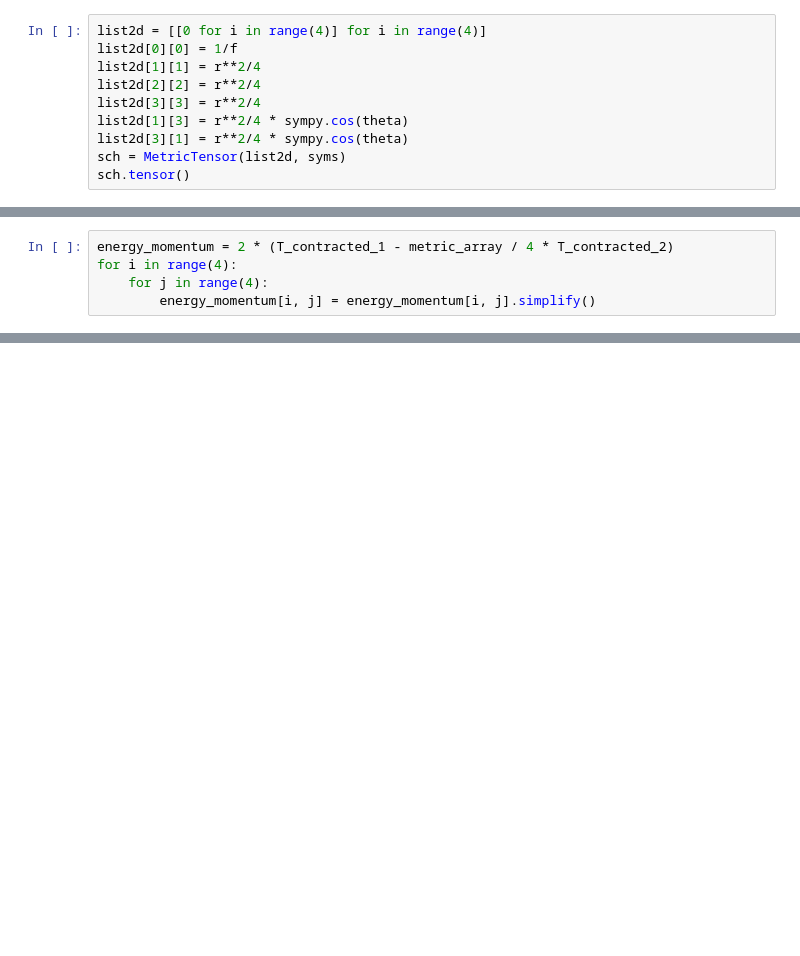
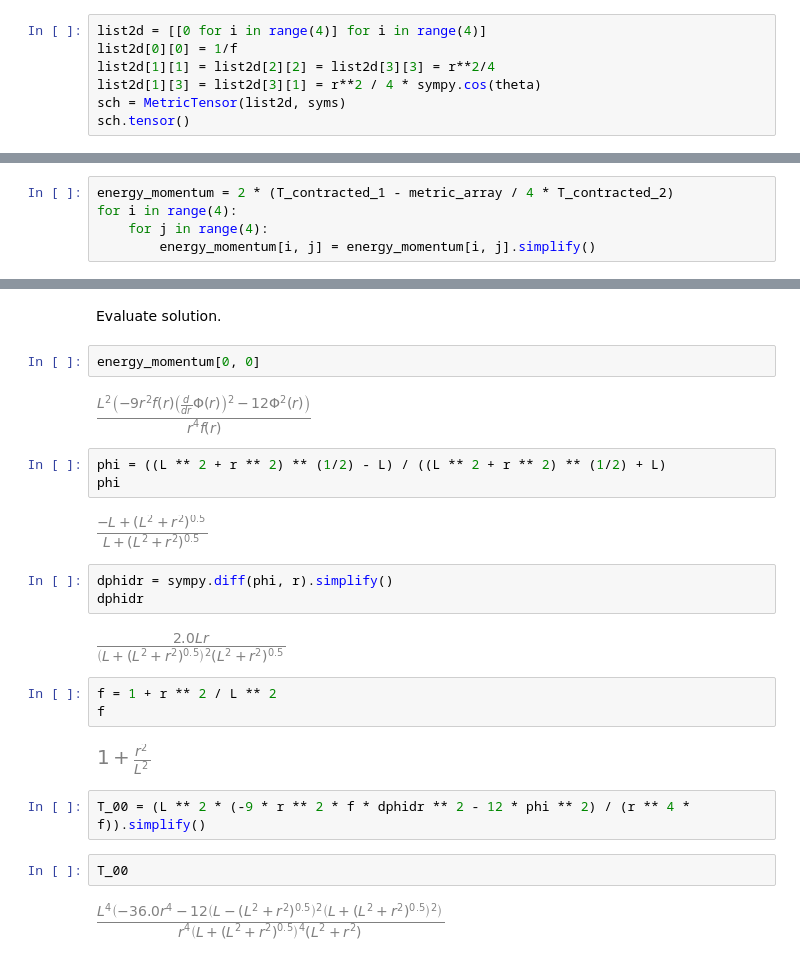
Before and after one commit to jchryssanthacopoulos/wormholes, a Jupyter notebook: einstein_maxwell_ads4.ipynb, the cells around one changed output, grey strips where cells are left out. Drawn from its saved outputs; the diff is of its cells as text; blank space fills up the shorter version.

Commit message:
Evaluate solution

```diff
--- a/einstein_maxwell_ads4.ipynb
+++ b/einstein_maxwell_ads4.ipynb
@@ -14,11 +15,8 @@ L = sympy.symbols("L")  # AdS length scale
 # %%
 list2d = [[0 for i in range(4)] for i in range(4)]
 list2d[0][0] = 1/f
-list2d[1][1] = r**2/4
-list2d[2][2] = r**2/4
-list2d[3][3] = r**2/4
-list2d[1][3] = r**2/4 * sympy.cos(theta)
-list2d[3][1] = r**2/4 * sympy.cos(theta)
+list2d[1][1] = list2d[2][2] = list2d[3][3] = r**2/4
+list2d[1][3] = list2d[3][1] = r**2 / 4 * sympy.cos(theta)
 sch = MetricTensor(list2d, syms)
 sch.tensor()
 # %% [output]
@@ -125,3 +122,30 @@ for i in range(4):
 energy_momentum
 # %% [output]
 $\displaystyle \left[\begin{matrix}\frac{L^{2} \left(- 9 r^{2} f{\left(r \right)} \left(\frac{d}{d r} \Phi{\left(r \right)}\right)^{2} - 12 \Phi^{2}{\left(r \right)}\right)}{r^{4} f{\left(r \right)}} & 0 & 0 & 0\\0 & \frac{L^{2} \left(- 5 r^{2} f{\left(r \right)} \left(\frac{d}{d r} \Phi{\left(r \right)}\right)^{2} - 28 \Phi^{2}{\left(r \right)}\right)}{4 r^{2}} & 0 & \frac{L^{2} \left(- 5 r^{2} f{\left(r \right)} \left(\frac{d}{d r} \Phi{\left(r \right)}\right)^{2} - 28 \Phi^{2}{\left(r \right)}\right) \cos{\left(\theta \right)}}{4 r^{2}}\\0 & 0 & \frac{L^{2} \left(- 5 r^{2} f{\left(r \right)} \left(\frac{d}{d r} \Phi{\left(r \right)}\right)^{2} - 28 \Phi^{2}{\left(r \right)}\right)}{4 r^{2}} & 0\\0 & \frac{L^{2} \left(- 5 r^{2} f{\left(r \right)} \left(\frac{d}{d r} \Phi{\left(r \right)}\right)^{2} - 28 \Phi^{2}{\left(r \right)}\right) \cos{\left(\theta \right)}}{4 r^{2}} & 0 & \frac{L^{2} \left(- 5 r^{2} f{\left(r \right)} \left(\frac{d}{d r} \Phi{\left(r \right)}\right)^{2} - 28 \Phi^{2}{\left(r \right)}\right)}{4 r^{2}}\end{matrix}\right]$
+# %% [markdown]
+Evaluate solution.
+# %%
+energy_momentum[0, 0]
+# %% [output]
+[figure, added]
+# %%
+phi = ((L ** 2 + r ** 2) ** (1/2) - L) / ((L ** 2 + r ** 2) ** (1/2) + L)
+phi
+# %% [output]
+[figure, added]
+# %%
+dphidr = sympy.diff(phi, r).simplify()
+dphidr
+# %% [output]
+[figure, added]
+# %%
+f = 1 + r ** 2 / L ** 2
+f
+# %% [output]
+[figure, added]
+# %%
+T_00 = (L ** 2 * (-9 * r ** 2 * f * dphidr ** 2 - 12 * phi ** 2) / (r ** 4 * f)).simplify()
+# %%
+T_00
+# %% [output]
+[figure, added]
```
Also changed, not shown: parts of 2 cells of this notebook.
